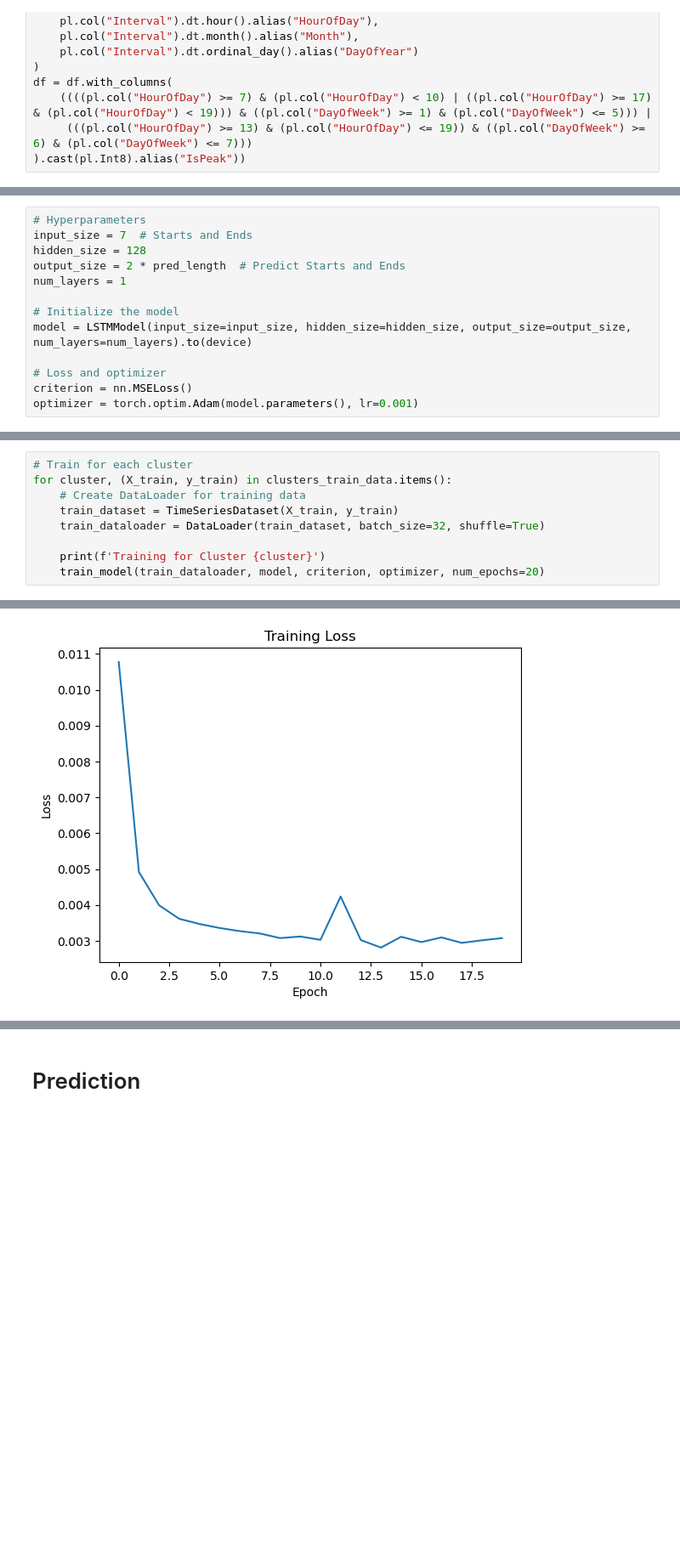
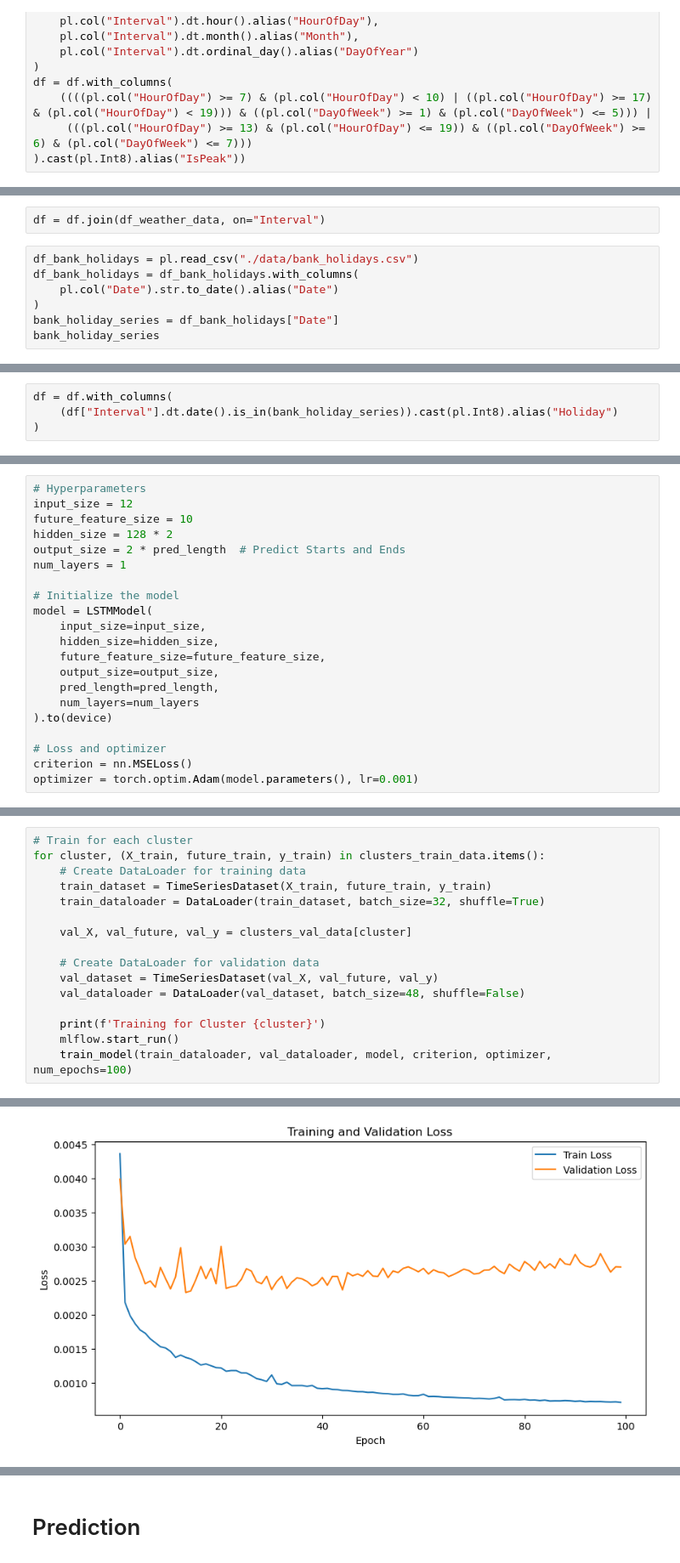
Before and after one commit to kozlowskihubert/london-city-bikes, a Jupyter notebook: training_model.ipynb, the cells around one changed output, grey strips where cells are left out. Shown at 85% size. Drawn from its saved outputs; the diff is of its cells as text; blank space fills up the shorter version.

Commit message:
Add holidays dates to the model.

```diff
--- a/training_model.ipynb
+++ b/training_model.ipynb
@@ -37,0 +76,9 @@ df = df.with_columns(
+# %%
+df = df.join(df_weather_data, on="Interval")
+# %%
+df_bank_holidays = pl.read_csv("./data/bank_holidays.csv")
+df_bank_holidays = df_bank_holidays.with_columns(
+    pl.col("Date").str.to_date().alias("Date")
+)
+bank_holiday_series = df_bank_holidays["Date"]
+bank_holiday_series
@@ -37,0 +100,4 @@ df = df.with_columns(
+# %%
+df = df.with_columns(
+    (df["Interval"].dt.date().is_in(bank_holiday_series)).cast(pl.Int8).alias("Holiday")
+)
@@ -149,12 +346,20 @@ class LSTMModel(nn.Module):
 # %%
 # Hyperparameters
-input_size = 7  # Starts and Ends
-hidden_size = 128
+input_size = 12
+future_feature_size = 10
+hidden_size = 128 * 2
 output_size = 2 * pred_length  # Predict Starts and Ends
 num_layers = 1
 
 # Initialize the model
-model = LSTMModel(input_size=input_size, hidden_size=hidden_size, output_size=output_size, num_layers=num_layers).to(device)
+model = LSTMModel(
+    input_size=input_size,
+    hidden_size=hidden_size,
+    future_feature_size=future_feature_size,
+    output_size=output_size,
+    pred_length=pred_length,
+    num_layers=num_layers
+).to(device)
 
 # Loss and optimizer
 criterion = nn.MSELoss()
@@ -196,11 +367,18 @@ def train_model(dataloader, model, criterion, optimizer, num_epochs=10):
 # %%
 # Train for each cluster
-for cluster, (X_train, y_train) in clusters_train_data.items():
+for cluster, (X_train, future_train, y_train) in clusters_train_data.items():
     # Create DataLoader for training data
-    train_dataset = TimeSeriesDataset(X_train, y_train)
+    train_dataset = TimeSeriesDataset(X_train, future_train, y_train)
     train_dataloader = DataLoader(train_dataset, batch_size=32, shuffle=True)
 
+    val_X, val_future, val_y = clusters_val_data[cluster]
+
+    # Create DataLoader for validation data
+    val_dataset = TimeSeriesDataset(val_X, val_future, val_y)
+    val_dataloader = DataLoader(val_dataset, batch_size=48, shuffle=False)
+
     print(f'Training for Cluster {cluster}')
-    train_model(train_dataloader, model, criterion, optimizer, num_epochs=20)
+    mlflow.start_run()
+    train_model(train_dataloader, val_dataloader, model, criterion, optimizer, num_epochs=100)
 # %% [output]
 Training for Cluster 0
@@ -223 +405 @@ Epoch [20/20], Loss: 0.0031
-[figure, old version]
+[figure, new version]
```
Also changed, not shown: parts of 16 cells of this notebook.
